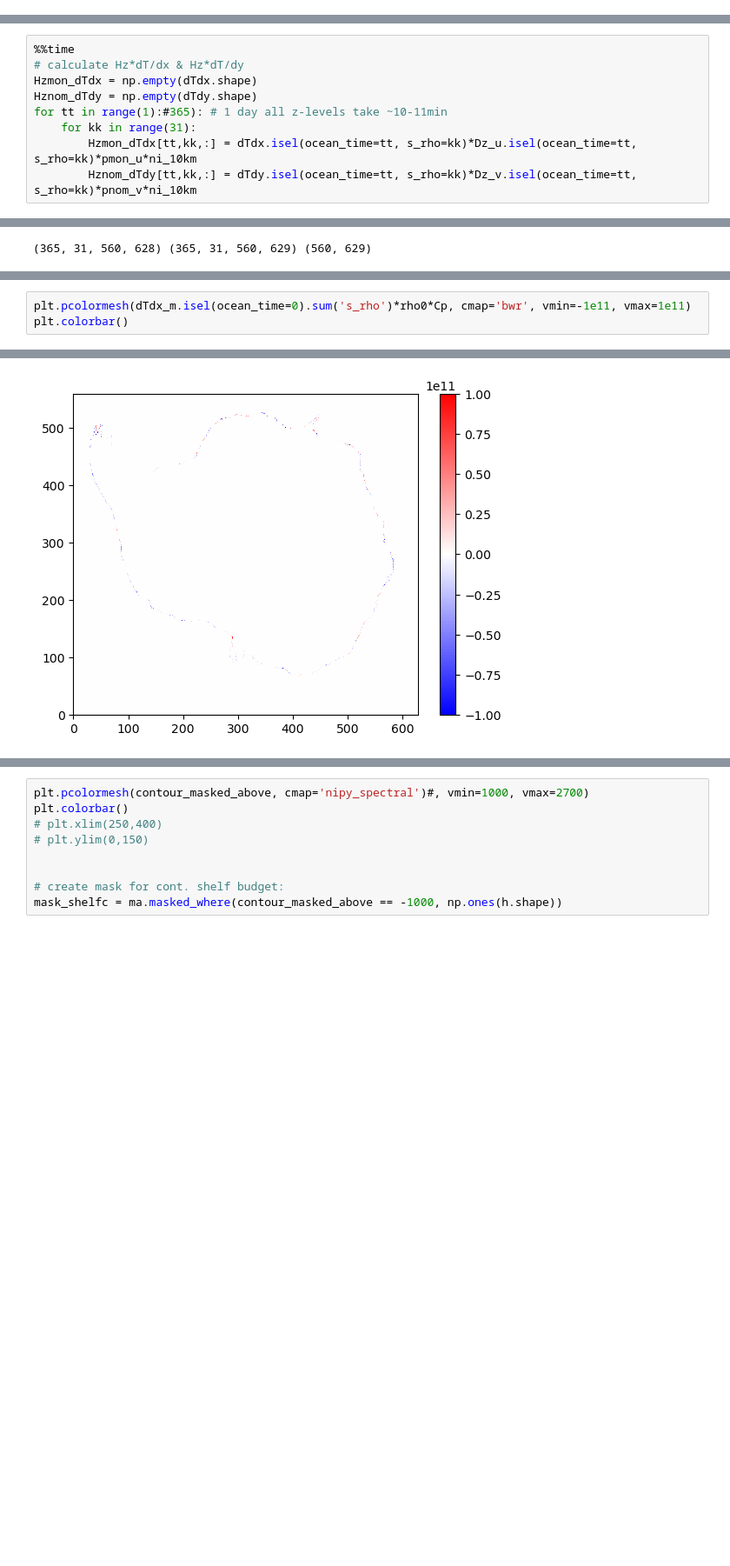
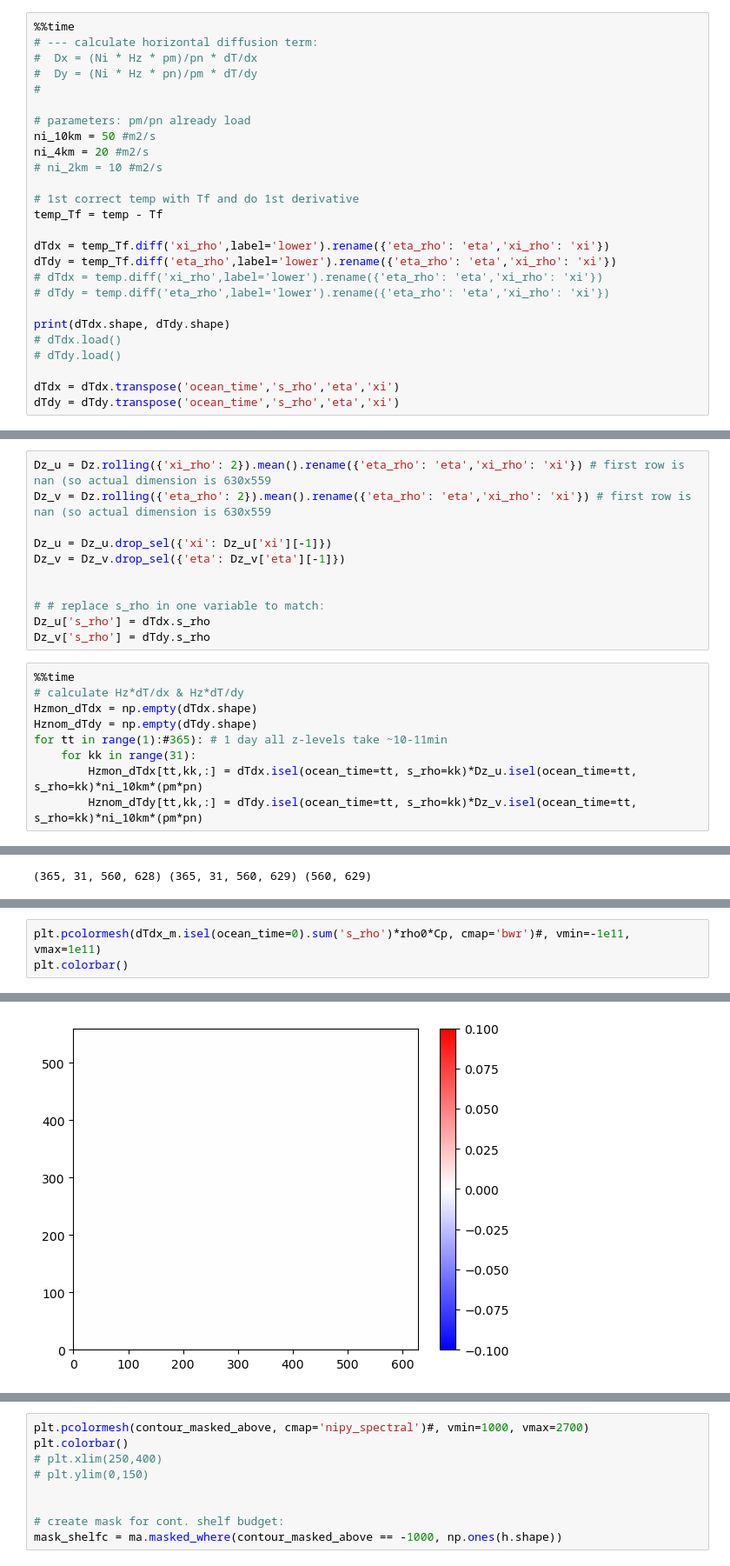
Before and after one commit to fabiobdias/waom_notebook, a Jupyter notebook: OHB_shelf/Cross-1500m/WAOM10_Extract_1500m_contour.ipynb, the cells around one changed output, grey strips where cells are left out. Shown at 87% size. Drawn from its saved outputs; the diff is of its cells as text; blank space fills up the shorter version.

```diff
--- a/OHB_shelf/Cross-1500m/WAOM10_Extract_1500m_contour.ipynb
+++ b/OHB_shelf/Cross-1500m/WAOM10_Extract_1500m_contour.ipynb
@@ -782,0 +927,26 @@ Wall time: 561 ms
+# %%
+%%time
+# --- calculate horizontal diffusion term:
+#  Dx = (Ni * Hz * pm)/pn * dT/dx
+#  Dy = (Ni * Hz * pn)/pm * dT/dy
+#
+
+# parameters: pm/pn already load
+ni_10km = 50 #m2/s
+ni_4km = 20 #m2/s
+# ni_2km = 10 #m2/s
+
+# 1st correct temp with Tf and do 1st derivative
+temp_Tf = temp - Tf
+
+dTdx = temp_Tf.diff('xi_rho',label='lower').rename({'eta_rho': 'eta','xi_rho': 'xi'})
+dTdy = temp_Tf.diff('eta_rho',label='lower').rename({'eta_rho': 'eta','xi_rho': 'xi'})
+# dTdx = temp.diff('xi_rho',label='lower').rename({'eta_rho': 'eta','xi_rho': 'xi'})
+# dTdy = temp.diff('eta_rho',label='lower').rename({'eta_rho': 'eta','xi_rho': 'xi'})
+
+print(dTdx.shape, dTdy.shape)
+# dTdx.load()
+# dTdy.load()
+
+dTdx = dTdx.transpose('ocean_time','s_rho','eta','xi')
+dTdy = dTdy.transpose('ocean_time','s_rho','eta','xi')
@@ -783,3 +957,14 @@ Wall time: 561 ms
+# %%
+Dz_u = Dz.rolling({'xi_rho': 2}).mean().rename({'eta_rho': 'eta','xi_rho': 'xi'}) # first row is nan (so actual dimension is 630x559
+Dz_v = Dz.rolling({'eta_rho': 2}).mean().rename({'eta_rho': 'eta','xi_rho': 'xi'}) # first row is nan (so actual dimension is 630x559
+
+Dz_u = Dz_u.drop_sel({'xi': Dz_u['xi'][-1]})
+Dz_v = Dz_v.drop_sel({'eta': Dz_v['eta'][-1]})
+
+
+# # replace s_rho in one variable to match:
+Dz_u['s_rho'] = dTdx.s_rho
+Dz_v['s_rho'] = dTdy.s_rho
 # %%
 %%time
 # calculate Hz*dT/dx & Hz*dT/dy
@@ -787,5 +972,5 @@ Hzmon_dTdx = np.empty(dTdx.shape)
 Hznom_dTdy = np.empty(dTdy.shape)
 for tt in range(1):#365): # 1 day all z-levels take ~10-11min
     for kk in range(31):
-        Hzmon_dTdx[tt,kk,:] = dTdx.isel(ocean_time=tt, s_rho=kk)*Dz_u.isel(ocean_time=tt, s_rho=kk)*pmon_u*ni_10km
-        Hznom_dTdy[tt,kk,:] = dTdy.isel(ocean_time=tt, s_rho=kk)*Dz_v.isel(ocean_time=tt, s_rho=kk)*pnom_v*ni_10km
+        Hzmon_dTdx[tt,kk,:] = dTdx.isel(ocean_time=tt, s_rho=kk)*Dz_u.isel(ocean_time=tt, s_rho=kk)*ni_10km*(pm*pn)
+        Hznom_dTdy[tt,kk,:] = dTdy.isel(ocean_time=tt, s_rho=kk)*Dz_v.isel(ocean_time=tt, s_rho=kk)*ni_10km*(pm*pn)
@@ -849,7 +1028,7 @@ plt.colorbar()
 # %%
-plt.pcolormesh(dTdx_m.isel(ocean_time=0).sum('s_rho')*rho0*Cp, cmap='bwr', vmin=-1e11, vmax=1e11)
+plt.pcolormesh(dTdx_m.isel(ocean_time=0).sum('s_rho')*rho0*Cp, cmap='bwr')#, vmin=-1e11, vmax=1e11)
 plt.colorbar()
 # %% [output]
 <matplotlib.colorbar.Colorbar at 0x...>
-[figure, old version]
+[figure, new version]
 # %%
```
Also changed, not shown: parts of 69 cells of this notebook, 37 other files.
